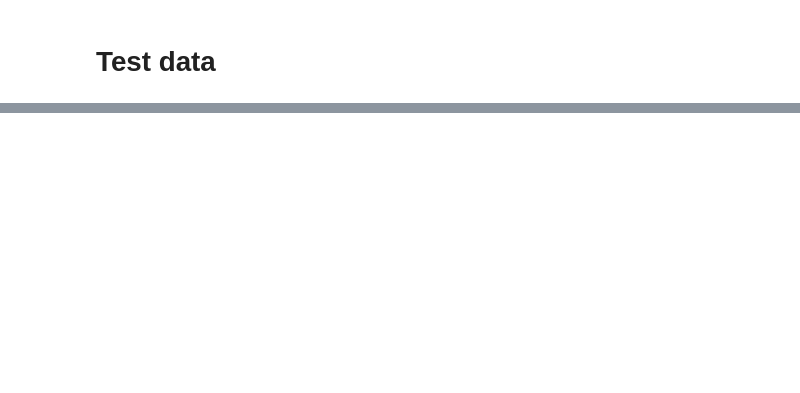
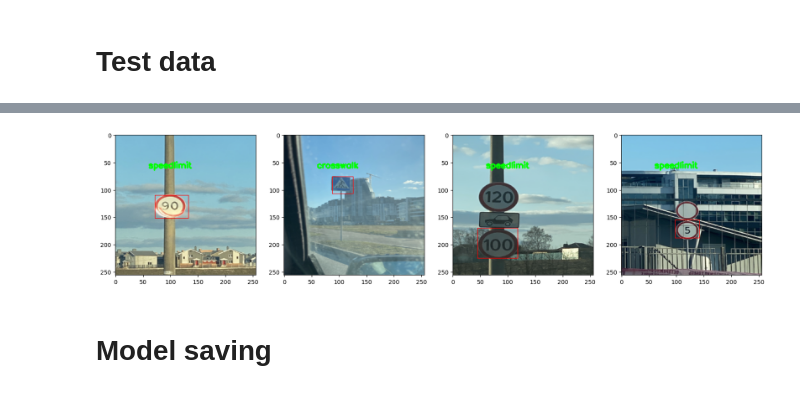
Before and after one commit to csabi0312/Road-Traffic-sign-detection-and-classifiction-using-Python-Keras-and-CNN, a Jupyter notebook: traffic_sign.ipynb, the cells around one changed output, grey strips where cells are left out. Drawn from its saved outputs; the diff is of its cells as text; code cells hidden in the pictures; blank space fills up the shorter version.

```diff
--- a/traffic_sign.ipynb
+++ b/traffic_sign.ipynb
@@ -323,13 +343,27 @@ yhat = signdetector.predict(test_sample[0])
 # %%
+test_sample = test.as_numpy_iterator().next()
+yhat = signdetector.predict(test_sample[0])
+
+sign_names=["trafficlight","stop",'speedlimit',"crosswalk"]
+
+font = cv2.FONT_HERSHEY_SIMPLEX
+fontScale = 0.5
+color = (0, 255, 0)
+thickness = 2
+
 fig, ax = plt.subplots(ncols=4, figsize=(20,20))
 for idx in range(4):
-  sample_image = 255*test_sample[0][idx]
+  sample_image = test_sample[0][idx]
   sample_coords = yhat[1][idx]
 
   label = np.argmax(yhat[0][idx])
+  name = sign_names[label]
 
-  cv2.rectangle(sample_image,
+  sample_image=cv2.rectangle(sample_image,
                 tuple(np.multiply(sample_coords[:2], [256,256]).astype(int)),
                 tuple(np.multiply(sample_coords[2:], [256,256]).astype(int)),
-                (255,0,0), 2)
+                (255,0,0), 1)
+  sample_image=cv2.putText(sample_image,name,(60,60),font,
+                   fontScale, color, thickness)
   ax[idx].imshow(sample_image)
+# %% [output]
@@ -335,0 +375,3 @@ for idx in range(4):
+[figure, added]
+# %% [markdown]
+# Model saving
```
Also changed, not shown: parts of 7 cells of this notebook.
